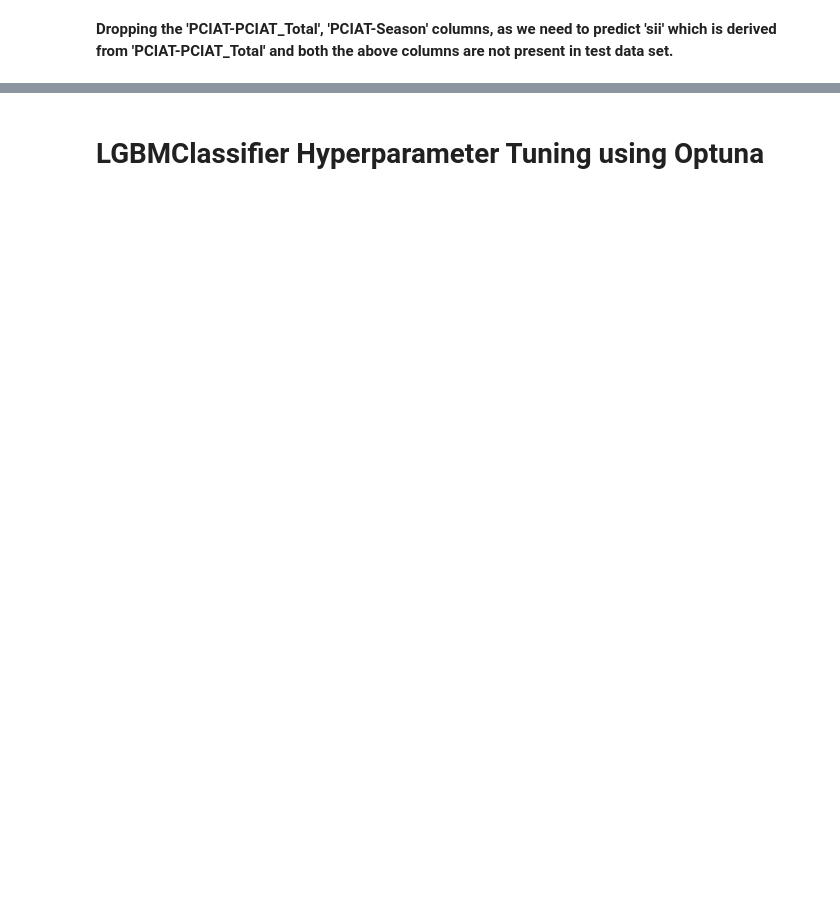
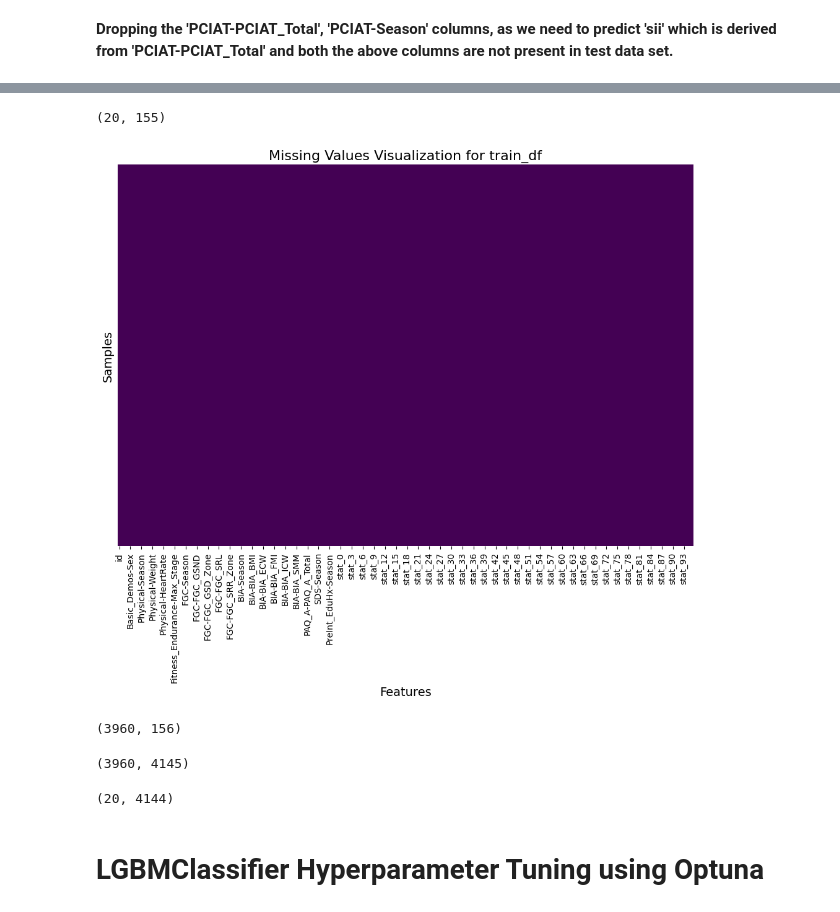
Before and after one commit to aniruddhapal/Child-Mind-Institute-Problematic-Internet-Use, a Jupyter notebook: predicting-problematic-internet-use-from-activity.ipynb, the cells around one changed output, grey strips where cells are left out. Saved outputs shown, nothing was run; the diff lists cells and outputs as text; code cells hidden in the pictures; blank space fills up the shorter version.

```diff
--- a/predicting-problematic-internet-use-from-activity.ipynb
+++ b/predicting-problematic-internet-use-from-activity.ipynb
@@ -276,0 +242,2 @@ df_test_encoded.shape
+# %%
+categorical_columns = train_df.select_dtypes(include=['object', 'category']).columns.tolist()
@@ -276,0 +258,5 @@ df_test_encoded.shape
+# %%
+# Filling missing values in categorical columns with mode
+for col in categorical_columns:
+    train_df[col]= train_df[col].fillna(train_df[col].mode()[0])
+    test_df[col]= test_df[col].fillna(test_df[col].mode()[0])
@@ -276,0 +271,2 @@ df_test_encoded.shape
+# %%
+non_categorical_columns = train_df.select_dtypes(include=['float64', 'int64']).columns
@@ -276,0 +283,15 @@ df_test_encoded.shape
+# %%
+# Filling missing values with the mean for numerical columns
+for col in non_categorical_columns:
+    # Fill missing values with the mean and reassign to the DataFrame
+    train_df[col] = train_df[col].fillna(train_df[col].mean())  # For training data
+
+    # Check if the column exists in the test DataFrame before filling
+    if col in test_df.columns:
+        test_df[col] = test_df[col].fillna(test_df[col].mean())
+    else:
+        print(f"Column '{col}' not found in test_df. Skipping...")
+
+# Check for any remaining missing values
+print("Missing values in train_df after filling:\n", train_df.isnull().sum())
+print("Missing values in test_df after filling:\n", test_df.isnull().sum())
@@ -276,0 +316,25 @@ df_test_encoded.shape
+# %%
+test_df.shape
+# %% [output]
+(20, 155)
+# %%
+import pandas as pd
+import matplotlib.pyplot as plt
+import seaborn as sns
+
+# Creating a mask for missing values
+missing_values_mask = train_df.isnull()
+
+# Setting up the matplotlib figure
+plt.figure(figsize=(12, 8))
+
+# Creating th heatmap
+sns.heatmap(missing_values_mask, cbar=False, cmap='viridis', yticklabels=False)
+
+# Customizing the plot
+plt.title('Missing Values Visualization for train_df', fontsize=16)
+plt.xlabel('Features', fontsize=14)
+plt.ylabel('Samples', fontsize=14)
+plt.show()
+# %% [output]
+[figure, added]
@@ -276,0 +344,4 @@ df_test_encoded.shape
+# %%
+train_df.shape
+# %% [output]
+(3960, 156)
@@ -277,2 +374,10 @@ df_test_encoded.shape
+# %%
+df_train_encoded.shape
+# %% [output]
+(3960, 4145)
+# %%
+df_test_encoded.shape
+# %% [output]
+(20, 4144)
 # %% [markdown]
 # LGBMClassifier Hyperparameter Tuning using Optuna
```
Also changed, not shown: parts of 75 cells of this notebook.
